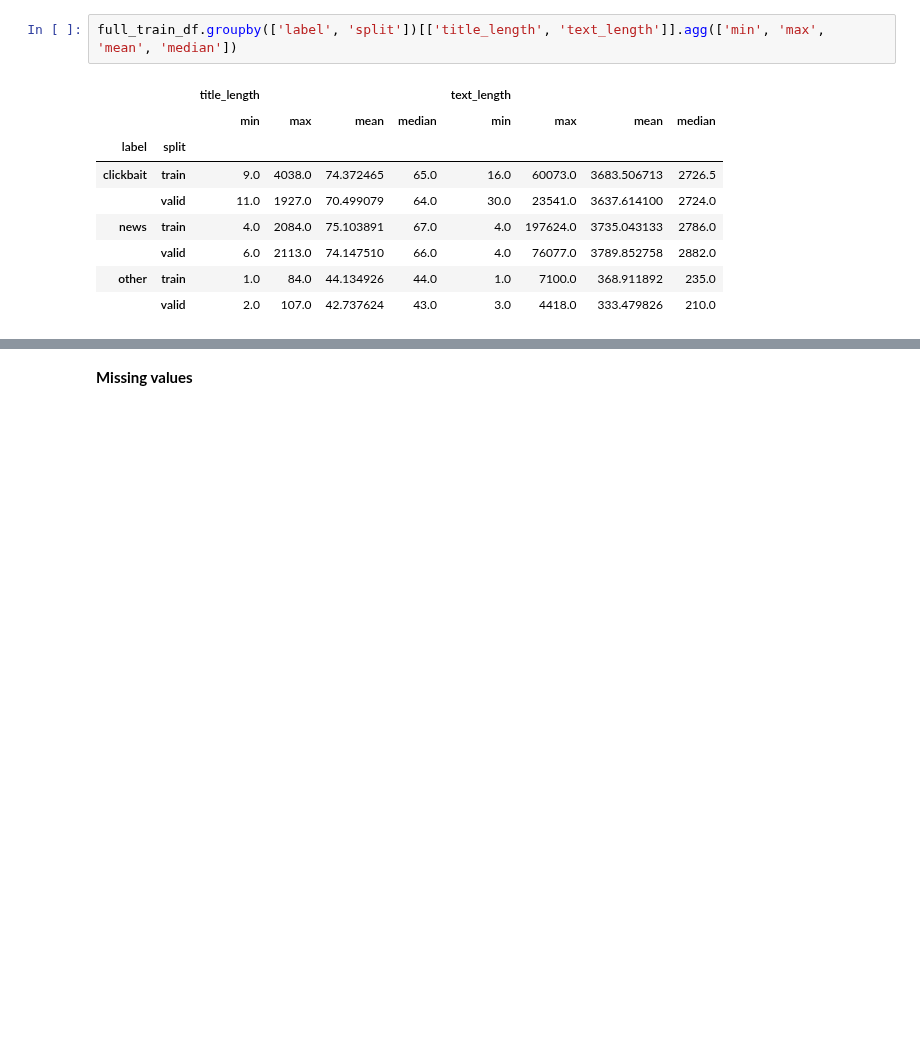
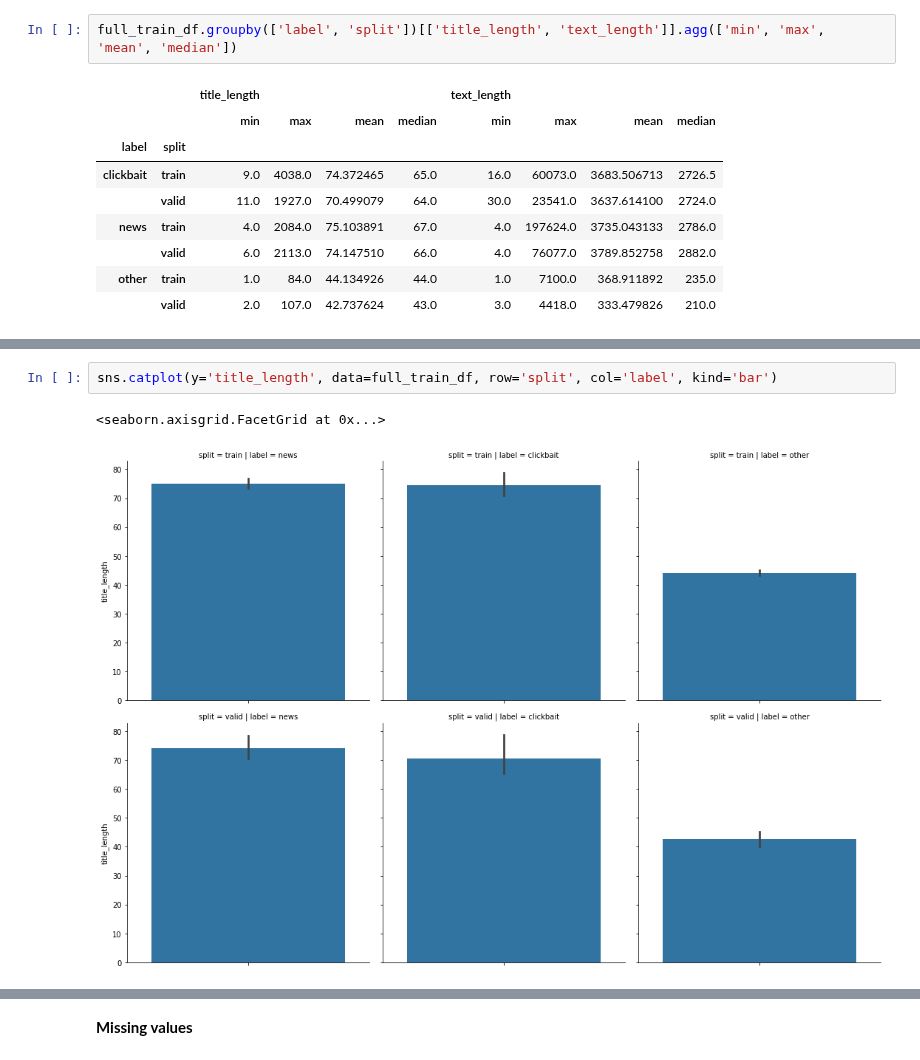
Before and after one commit to labdmitriy/dl_in_nlp, a Jupyter notebook: workshop_4/notebooks/EDA.ipynb, the cells around one changed output, grey strips where cells are left out. Drawn from its saved outputs; the diff is of its cells as text; blank space fills up the shorter version.

```diff
--- a/workshop_4/notebooks/EDA.ipynb
+++ b/workshop_4/notebooks/EDA.ipynb
@@ -182,0 +188,5 @@ sns.catplot(y='text_length', data=full_train_df, row='split', col='label', kind=
+# %%
+sns.catplot(y='title_length', data=full_train_df, row='split', col='label', kind='bar')
+# %% [output]
+<seaborn.axisgrid.FacetGrid at 0x...>
+[figure, added]
```
Also changed, not shown: parts of 10 cells of this notebook, 4 other files.
